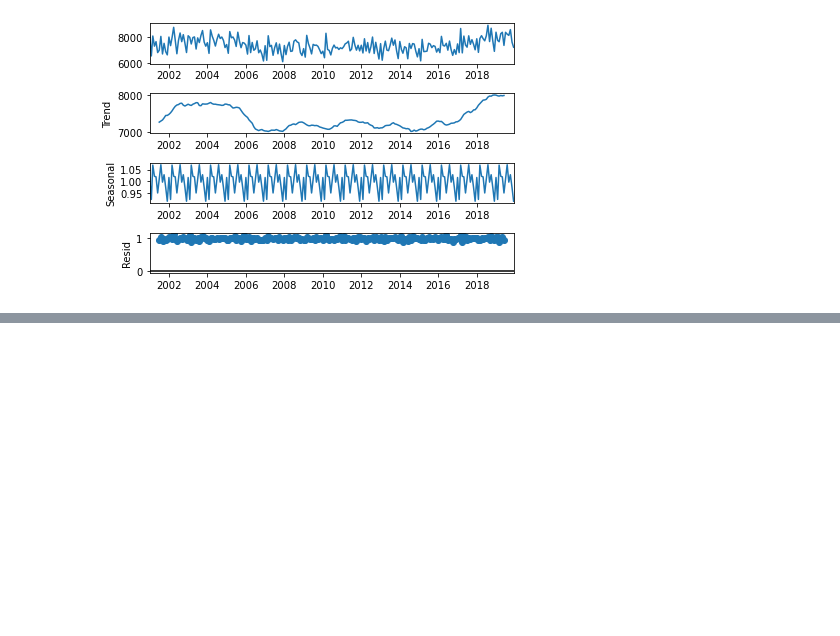
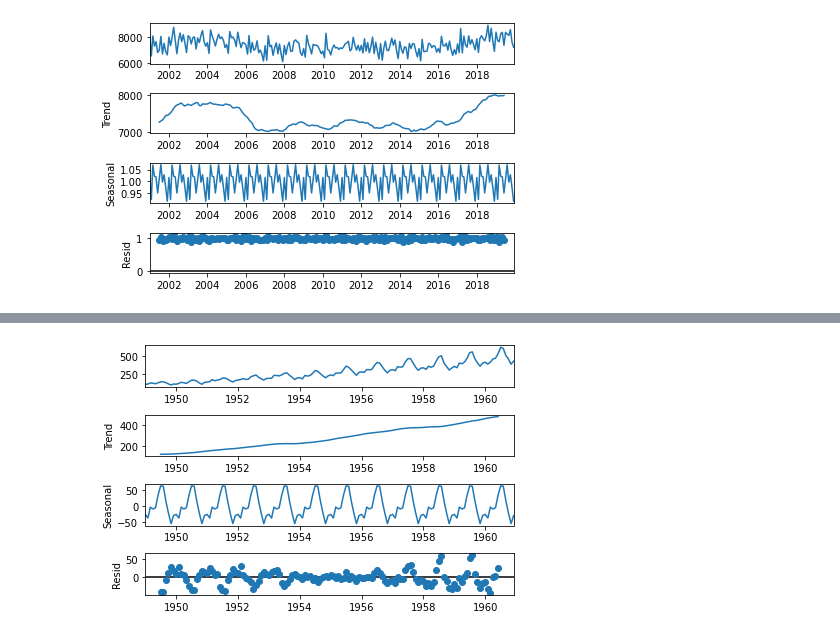
Before and after one commit to daianeklein/bootcamp-Alura, a Jupyter notebook: Modulo4-Series_temporais.ipynb, the cells around one changed output, grey strips where cells are left out. Drawn from its saved outputs; the diff is of its cells as text; code cells hidden in the pictures; blank space fills up the shorter version.

```diff
--- a/Modulo4-Series_temporais.ipynb
+++ b/Modulo4-Series_temporais.ipynb
@@ -322,0 +342,5 @@ decomposicao.plot();
+# %%
+decomposicao_p = seasonal_decompose(dados_passageiros.set_index('Month'))
+decomposicao_p.plot();
+# %% [output]
+[figure, added]
```
Also changed, not shown: parts of 13 cells of this notebook.
